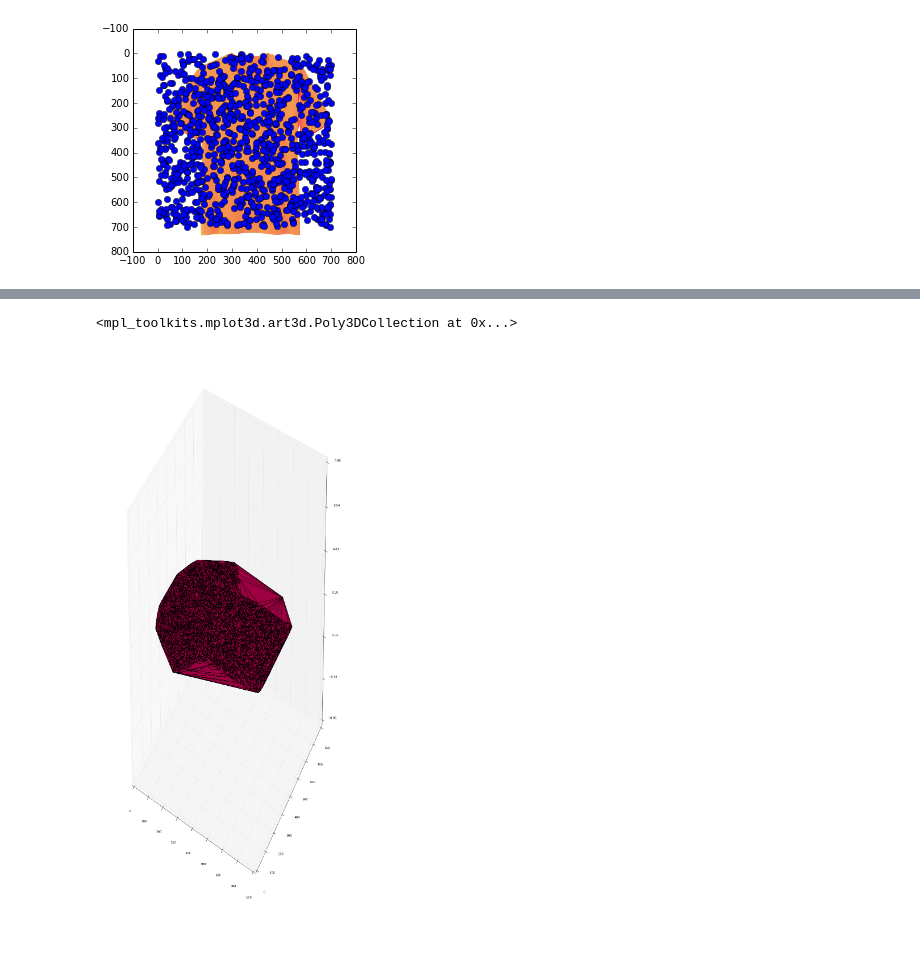
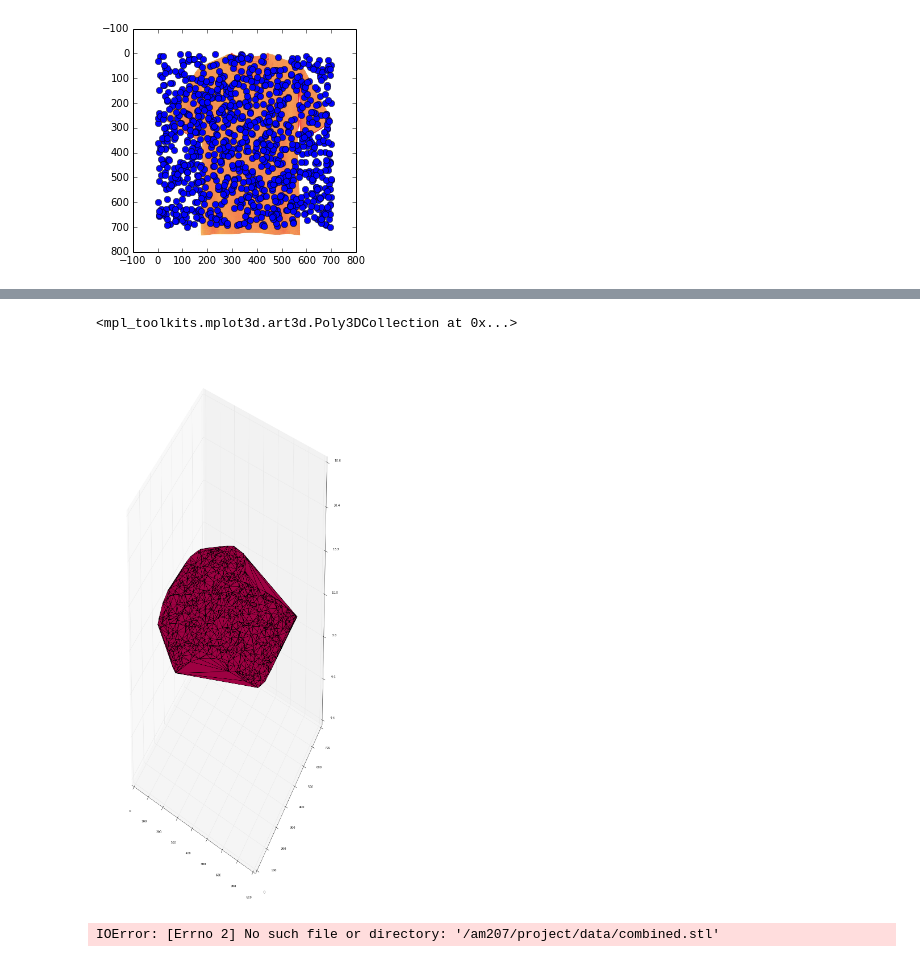
Before and after one commit to skp2/AM207-Project, a Jupyter notebook: ipython/2D-3D Pattern stitching.ipynb, the cells around one changed output, grey strips where cells are left out. Saved outputs shown, nothing was run; the diff lists cells and outputs as text; code cells hidden in the pictures.

Commit message:
Shirt Mesh updated

```diff
--- a/ipython/2D-3D Pattern stitching.ipynb
+++ b/ipython/2D-3D Pattern stitching.ipynb
@@ -125,4 +126,5 @@ def Metropolis(x0, y0, logf, N, burnin):
     return x[burnin:], y[burnin:]
 # %%
 x_mc,y_mc = Metropolis(350,350,pdf,10000,0)
+thin=10
 # %% [output]
@@ -130,3 +132,3 @@ The acceptance rate is 0.6126.
 # %%
-triang_mc = Delaunay(np.array([x_mc,y_mc]).T)
+triang_mc = Delaunay(np.array([x_mc[::thin],y_mc[::thin]]).T)
 # %%
@@ -144,8 +146,10 @@ plt.plot(y_mc,x_mc, 'o')
 # %%
 fig = plt.figure(figsize=(16,35))
 ax = fig.gca(projection='3d')
-z_mc = np.zeros(len(x_mc))
-ax.plot_trisurf(x_mc, y_mc,z_mc, triangles=triang_mc.simplices, cmap=plt.cm.Spectral)
+z_mc = np.zeros(len(x_mc[::thin]))
+for k in xrange(len(z_mc)):
+    z_mc[k]=10
+ax.plot_trisurf(x_mc[::thin], y_mc[::thin],z_mc, triangles=triang_mc.simplices, cmap=plt.cm.Spectral)
 # %% [output]
 <mpl_toolkits.mplot3d.art3d.Poly3DCollection at 0x...>
-[figure, old version]
+[figure, new version]
@@ -151,0 +167,15 @@ ax.plot_trisurf(x_mc, y_mc,z_mc, triangles=triang_mc.simplices, cmap=plt.cm.Spec
+# %%
+#3d body mesh
+
+msh = stl.mesh.Mesh.from_file(dataFolder + 'combined.stl')
+fig = plt.figure(figsize=(16,35))
+ax = fig.gca(projection='3d')
+ax.add_collection3d(Poly3DCollection(msh.vectors))
+
+# Auto scale to the mesh size
+scale = msh.points.flatten(-1)
+ax.auto_scale_xyz(scale, scale, scale)
+
+plt.show()
+# %% [output]
+IOError: [Errno 2] No such file or directory: '/am207/project/data/combined.stl'
```
Also changed, not shown: parts of 5 cells of this notebook, 1 other file.
